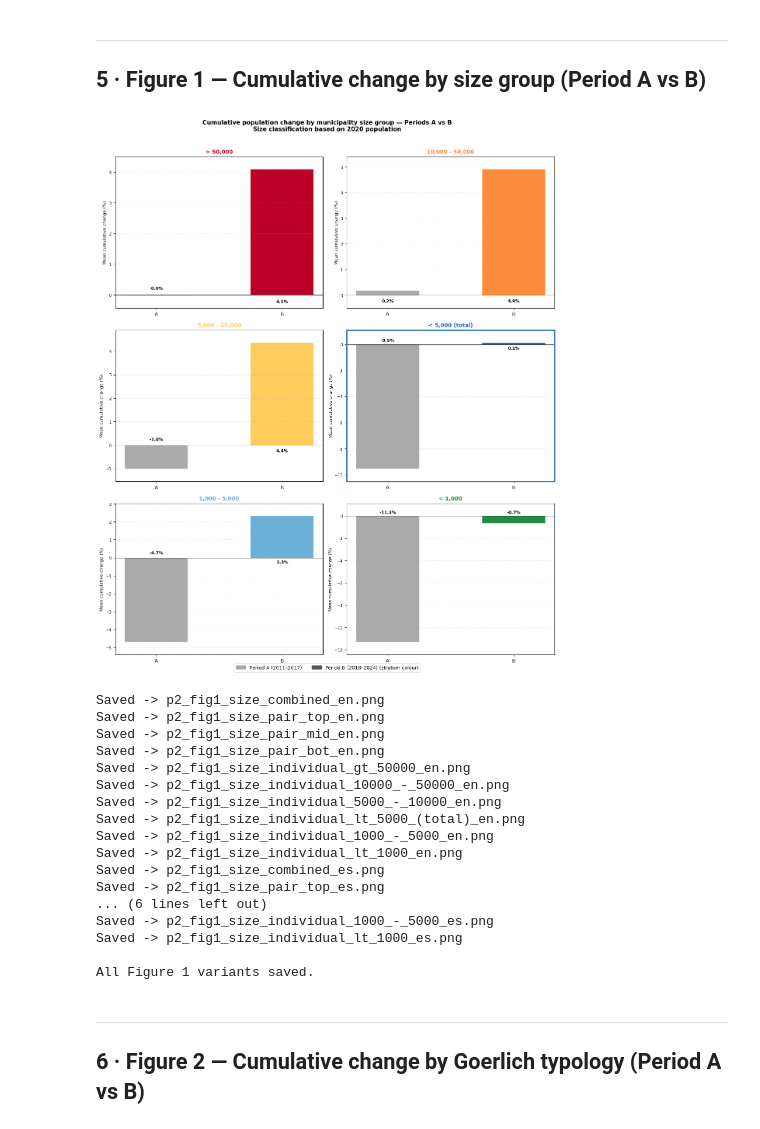
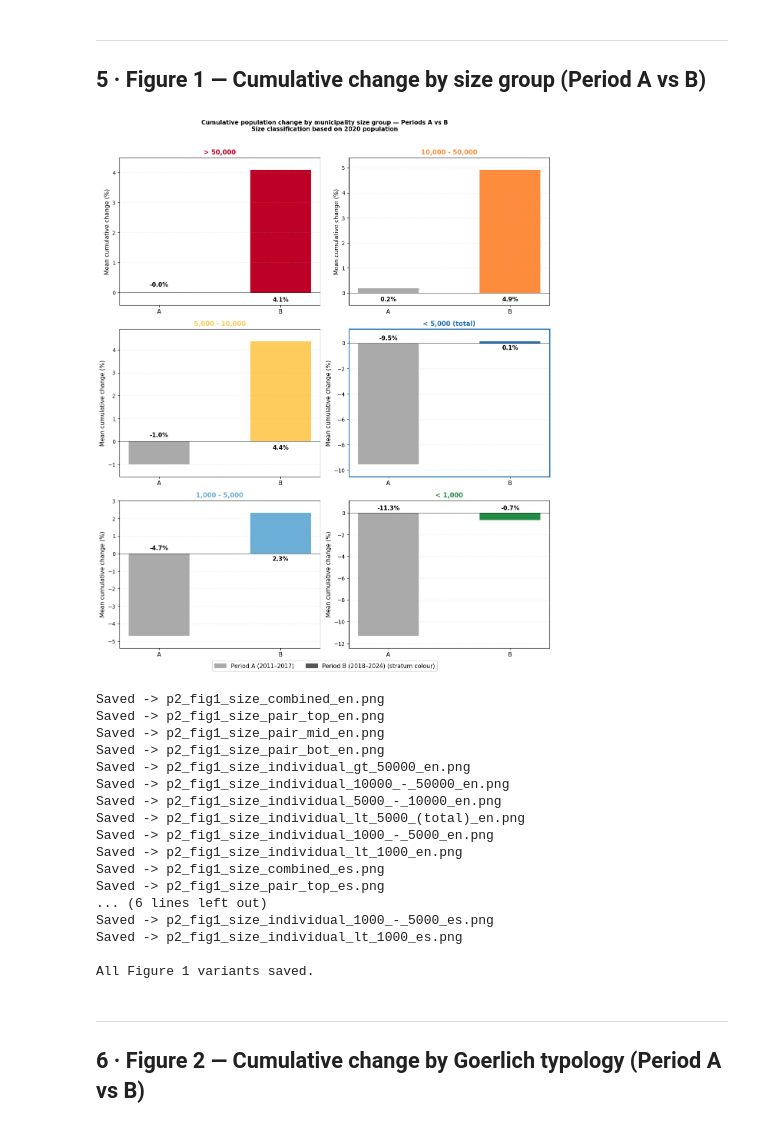
Before and after one commit to juanzotes/rural-migration-land-use-spain, a Jupyter notebook: notebooks/paper 1/p2_period_analysis.ipynb, the cells around one changed output. Saved outputs shown, nothing was run; the diff lists cells and outputs as text; code cells hidden in the pictures.

```diff
--- a/notebooks/paper 1/p2_period_analysis.ipynb
+++ b/notebooks/paper 1/p2_period_analysis.ipynb
@@ -528,7 +528,7 @@ def draw_size_ab_panel(ax, grp, lang, labels):
             ypos = 0 + 0.15
             va   = 'bottom'
         ax.text(bar.get_x() + bar.get_width() / 2, ypos,
-                f'{val:.1f}%', ha='center', va=va, fontsize=8, fontweight='bold')
+                f'{val:.1f}%', ha='center', va=va, fontsize=11, fontweight='bold')
 
     # Extend y-axis by 10% on both ends to avoid label/tick overlap
     ymin = min(val_a, val_b, 0)
@@ -541,12 +541,12 @@ def draw_size_ab_panel(ax, grp, lang, labels):
         for spine in ax.spines.values():
             spine.set_linewidth(2)
             spine.set_edgecolor(color)
-    ax.set_title(panel_title, fontsize=10, fontweight='bold', color=color)
-    ax.set_ylabel(labels['ylabel'], fontsize=8)
+    ax.set_title(panel_title, fontsize=12, fontweight='bold', color=color)
+    ax.set_ylabel(labels['ylabel'], fontsize=11)
     ax.set_xticks([0, 1])
-    ax.set_xticklabels(['A', 'B'], fontsize=9)
+    ax.set_xticklabels(['A', 'B'], fontsize=11)
     ax.grid(axis='y', linestyle=':', alpha=0.4)
-    ax.tick_params(axis='y', labelsize=7)
+    ax.tick_params(axis='y', labelsize=10)
 
 
 for lang, labels in SIZE_LABELS.items():
@@ -561,7 +561,7 @@ for lang, labels in SIZE_LABELS.items():
             mpatches.Patch(color=COL_PERIOD_A, label=labels['period_a']),
             mpatches.Patch(color='#555555',    label=labels['period_b'] + ' (stratum colour)'),
         ],
-        loc='lower center', ncol=2, fontsize=9, bbox_to_anchor=(0.5, -0.01)
+        loc='lower center', ncol=2, fontsize=11, bbox_to_anchor=(0.5, -0.02)
     )
     fig.suptitle(f"{labels['suptitle']}\n{labels['ref_note']}",
                  fontsize=11, fontweight='bold', y=1.01)
@@ -577,34 +577,34 @@ for lang, labels in SIZE_LABELS.items():
     # ---- B) Pairs ---------------------------------------------------
     for pair_idx, pair_name in enumerate(['top', 'mid', 'bot']):
         grp_a = SIZE_ORDER[pair_idx * 2]
         grp_b = SIZE_ORDER[pair_idx * 2 + 1]
         fig, axes = plt.subplots(1, 2, figsize=(10, 5))
         draw_size_ab_panel(axes[0], grp_a, lang, labels)
         draw_size_ab_panel(axes[1], grp_b, lang, labels)
         fig.suptitle(f"{labels['suptitle']}\n{labels['ref_note']}",
                      fontsize=11, fontweight='bold', y=1.02)
         plt.tight_layout()
         fp = FIGURES_DIR / f'p2_fig1_size_pair_{pair_name}_{lang}.png'
         plt.savefig(fp, dpi=300, bbox_inches='tight')
         plt.close()
         print(f'Saved -> {fp.name}')
 
     # ---- C) Individual ----------------------------------------------
     for grp in SIZE_ORDER:
         fig, ax = plt.subplots(figsize=(6, 5))
         draw_size_ab_panel(ax, grp, lang, labels)
         fig.suptitle(f"{labels['suptitle']}\n{labels['ref_note']}",
                      fontsize=10, fontweight='bold', y=1.02)
         plt.tight_layout()
         slug = grp.replace(',', '').replace(' ', '_').replace('>', 'gt').replace('<', 'lt')
         fp = FIGURES_DIR / f'p2_fig1_size_individual_{slug}_{lang}.png'
         plt.savefig(fp, dpi=300, bbox_inches='tight')
         plt.close()
         print(f'Saved -> {fp.name}')
 
 print('\nAll Figure 1 variants saved.')
 # %% [output]
-[figure, old version]
+[figure, new version]
 Saved -> p2_fig1_size_combined_en.png
 Saved -> p2_fig1_size_pair_top_en.png
 Saved -> p2_fig1_size_pair_mid_en.png
```
Also changed, not shown: parts of 1 cell of this notebook, 1 other file.
